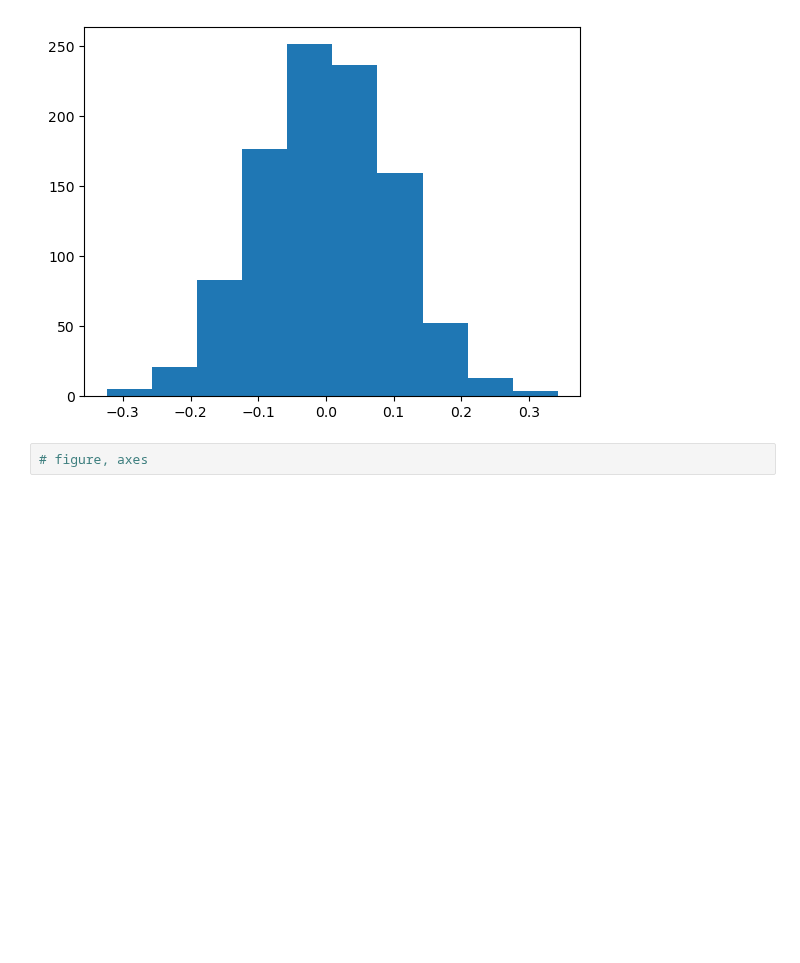
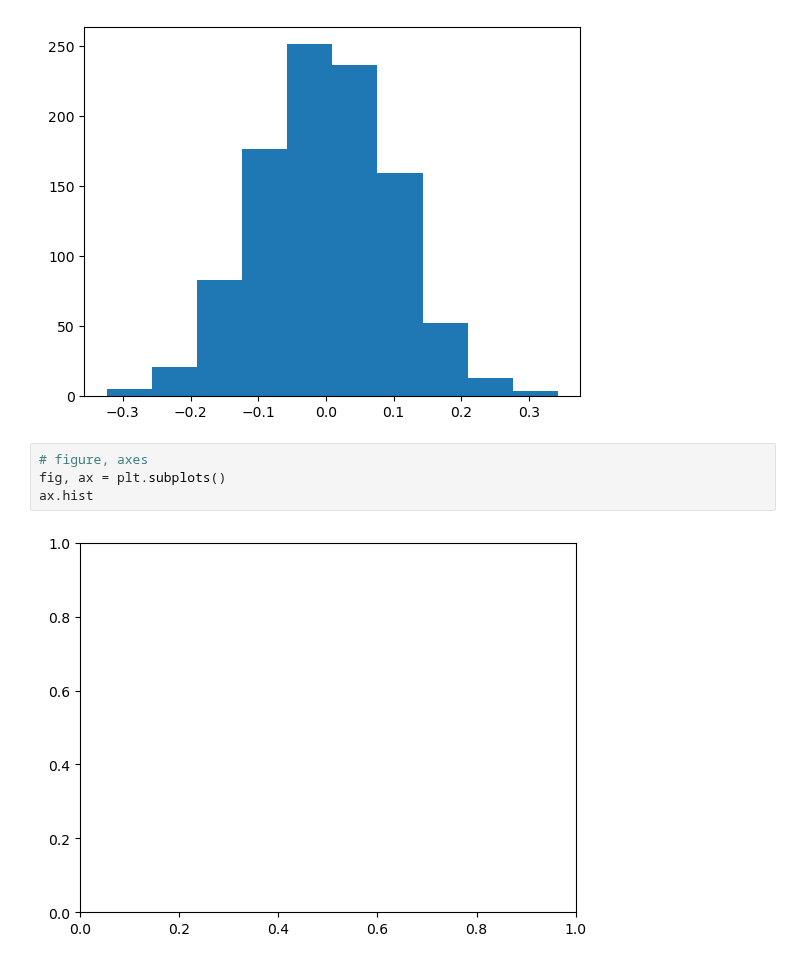
Before and after one commit to ubvu/2023-05-30-python, a Jupyter notebook: notebooks/plotting.ipynb, the cells around one changed output. Saved outputs shown, nothing was run; the diff lists cells and outputs as text; blank space fills up the shorter version.

```diff
--- a/notebooks/plotting.ipynb
+++ b/notebooks/plotting.ipynb
@@ -36,3 +36,7 @@ plt.hist(sample_data)
 [figure]
 # %%
 # figure, axes
+fig, ax = plt.subplots()
+ax.hist
+# %% [output]
+[figure, added]
```
